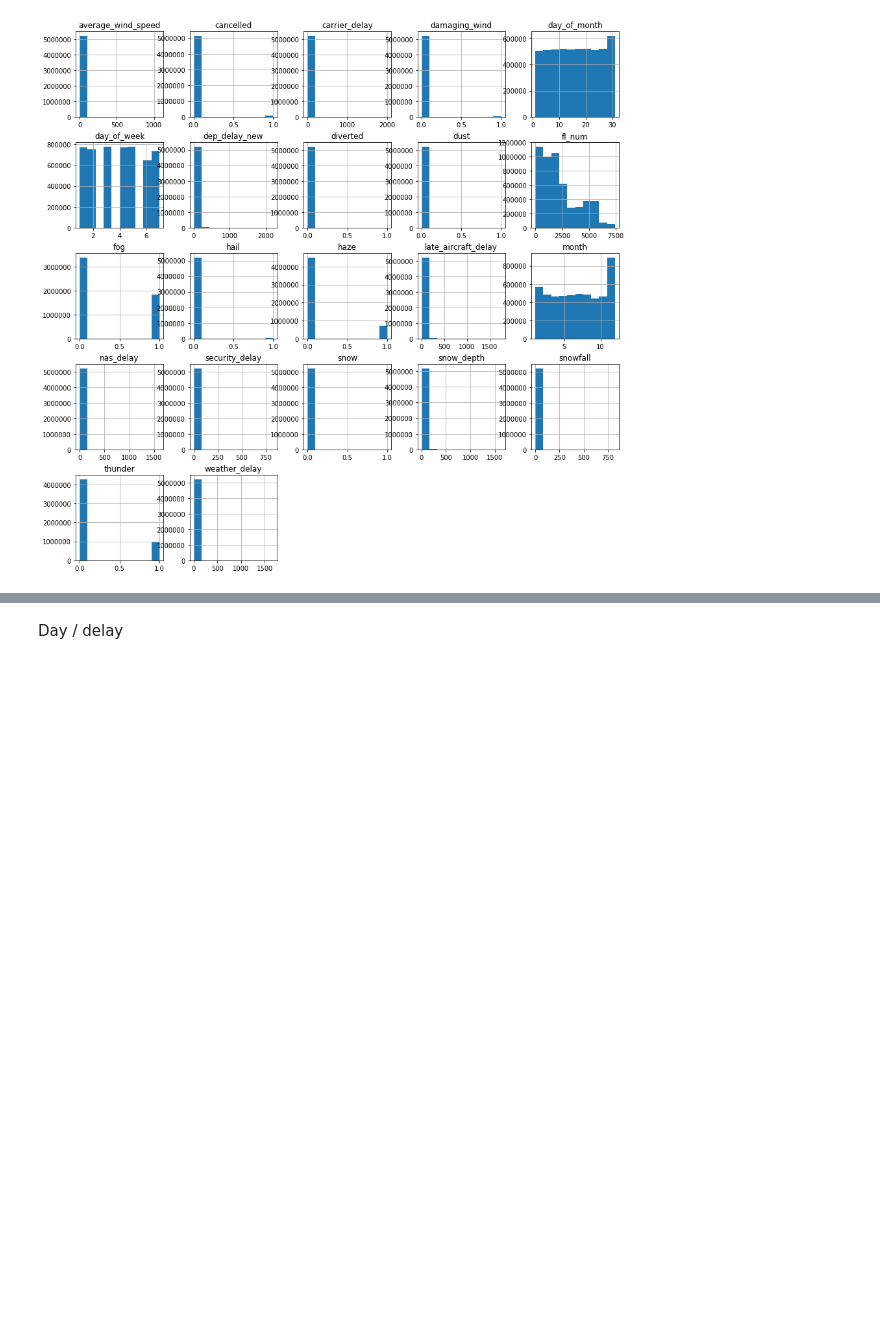
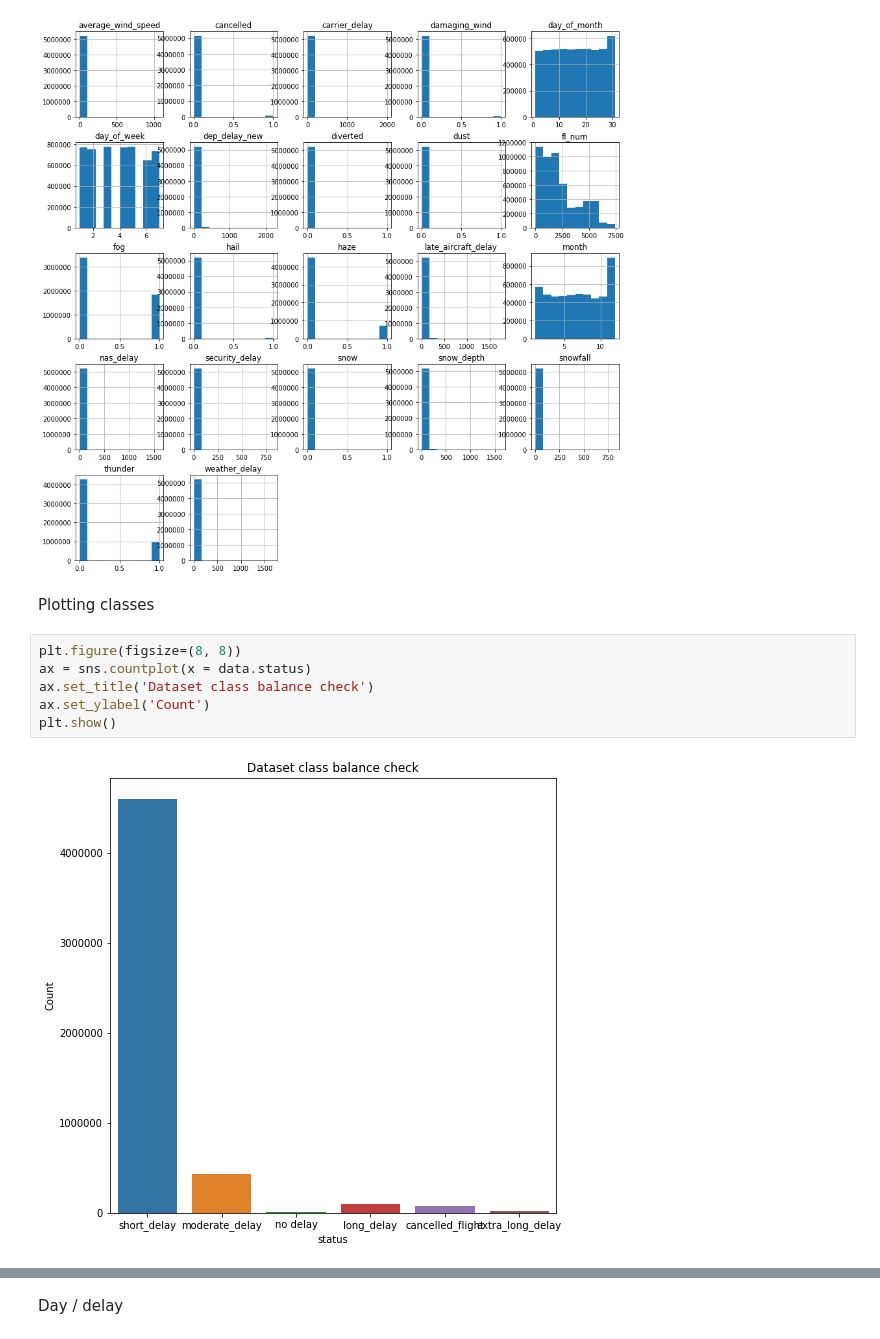
Before and after one commit to iamdeowanshi/257, a Jupyter notebook: FinalProject.ipynb, the cells around one changed output, grey strips where cells are left out. Drawn from its saved outputs; the diff is of its cells as text; blank space fills up the shorter version.

```diff
--- a/FinalProject.ipynb
+++ b/FinalProject.ipynb
@@ -367,3 +367,13 @@ Plotting data
 data.hist(figsize=(15, 15));
 # %% [output]
 [figure]
+# %% [markdown]
+Plotting classes
+# %%
+plt.figure(figsize=(8, 8))
+ax = sns.countplot(x = data.status)
+ax.set_title('Dataset class balance check')
+ax.set_ylabel('Count')
+plt.show()
+# %% [output]
+[figure, added]
```
Also changed, not shown: parts of 10 cells of this notebook.
